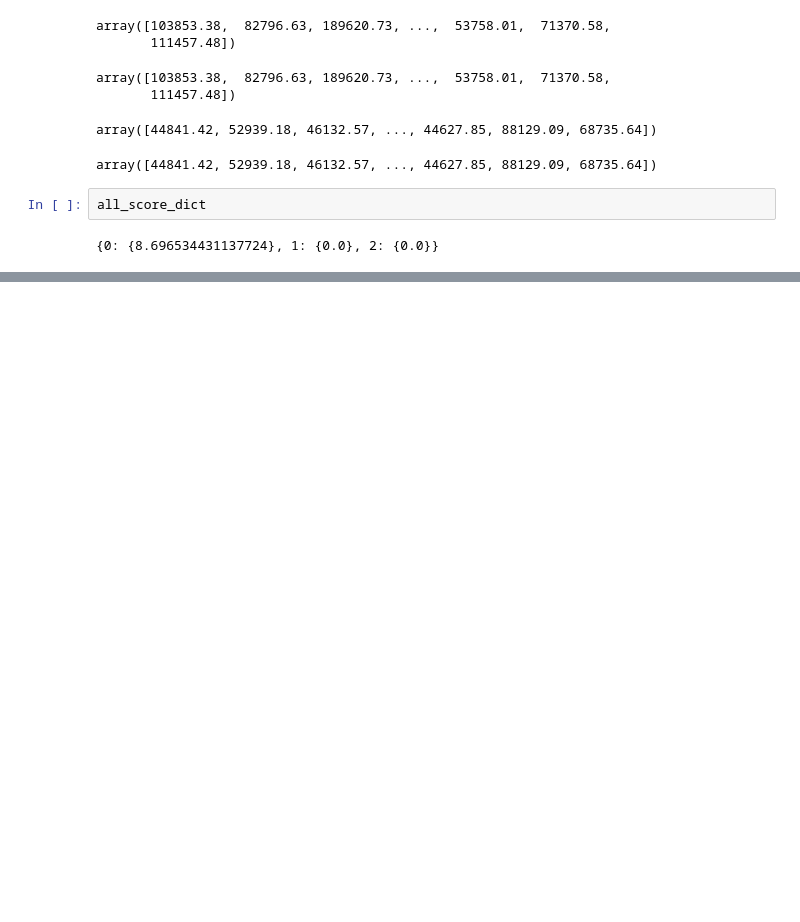
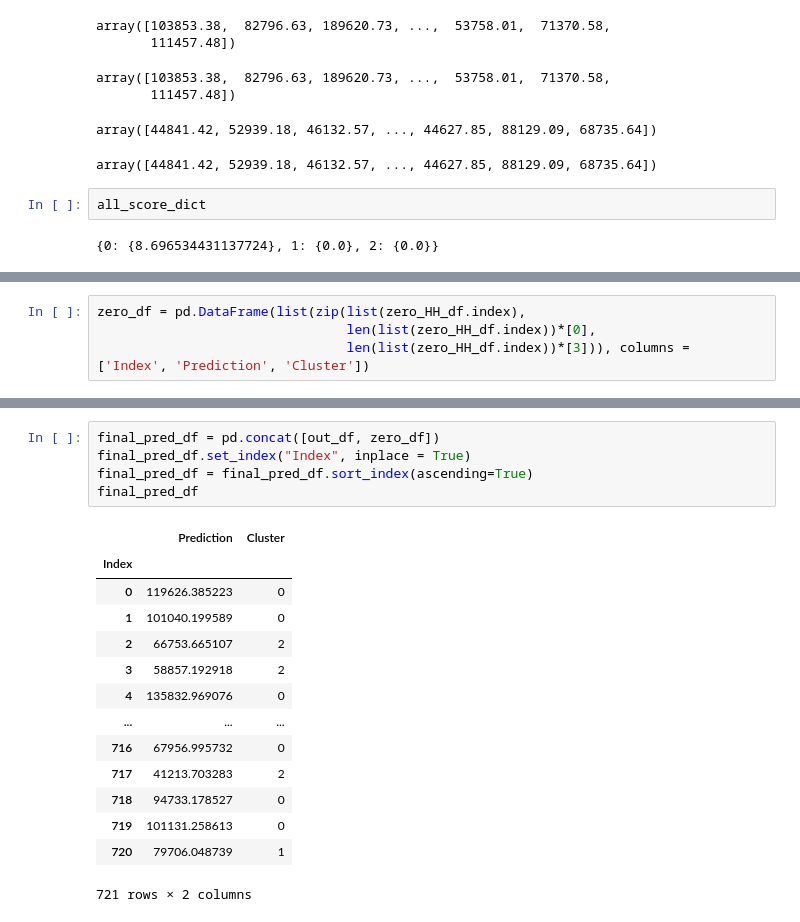
Before and after one commit to MiracleSkyHawk/RSM8413_FGA, a Jupyter notebook: RSM8413_FGA_3cluster_no_percentage-Copy1.ipynb, the cells around one changed output, grey strips where cells are left out. Saved outputs shown, nothing was run; the diff lists cells and outputs as text; blank space fills up the shorter version.

```diff
--- a/RSM8413_FGA_3cluster_no_percentage-Copy1.ipynb
+++ b/RSM8413_FGA_3cluster_no_percentage-Copy1.ipynb
@@ -1660,0 +1629,4 @@ for i in range(0,3):
+# %%
+zero_df = pd.DataFrame(list(zip(list(zero_HH_df.index),
+                                len(list(zero_HH_df.index))*[0],
+                                len(list(zero_HH_df.index))*[3])), columns = ['Index', 'Prediction', 'Cluster'])
@@ -1660,0 +1641,20 @@ for i in range(0,3):
+# %%
+final_pred_df = pd.concat([out_df, zero_df])
+final_pred_df.set_index("Index", inplace = True)
+final_pred_df = final_pred_df.sort_index(ascending=True)
+final_pred_df
+# %% [output]
+|  | Prediction | Cluster |
+| Index |  |  |
+| 0 | 119626.385223 | 0 |
+| 1 | 101040.199589 | 0 |
+| 2 | 66753.665107 | 2 |
+| 3 | 58857.192918 | 2 |
+| 4 | 135832.969076 | 0 |
+| ... | ... | ... |
+| 716 | 67956.995732 | 0 |
+| 717 | 41213.703283 | 2 |
+| 718 | 94733.178527 | 0 |
+| 719 | 101131.258613 | 0 |
+| 720 | 79706.048739 | 1 |
+721 rows × 2 columns
```
Also changed, not shown: parts of 30 cells of this notebook.
